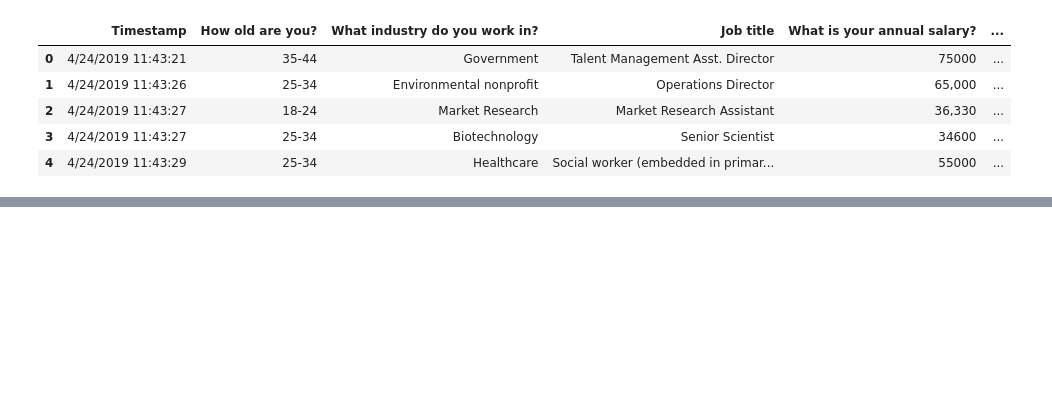
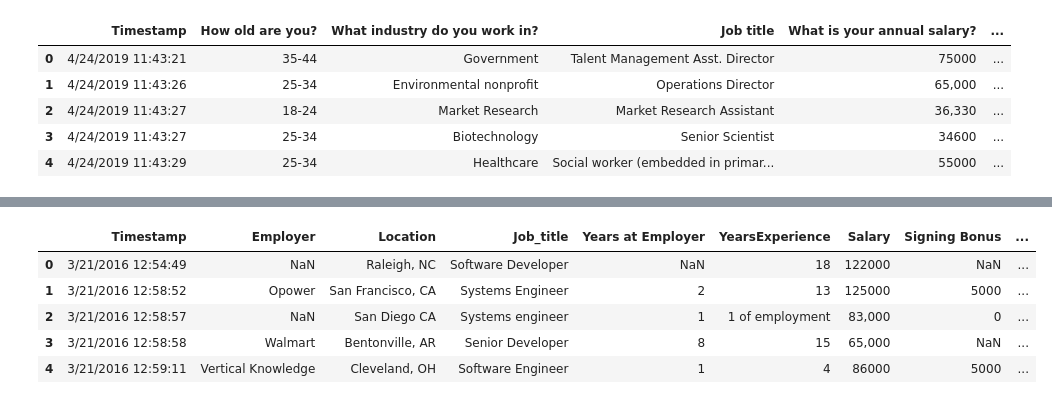
Before and after one commit to ibtiseam/challenge, a Jupyter notebook: challenge1.ipynb, the cells around one changed output, grey strips where cells are left out. Cells and saved outputs as stored; diff of their text form; code cells hidden in the pictures; blank space fills up the shorter version.

```diff
--- a/challenge1.ipynb
+++ b/challenge1.ipynb
@@ -13,0 +28,3 @@ df.head()
+# %%
+df3 = pd.read_csv('Datasets\survery_3.csv', sep=',')
+df3.head()
@@ -13,0 +38,15 @@ df.head()
+# %%
+df3.rename(columns = {'Years of Experience':'YearsExperience'}, inplace = True)
+# %%
+df3.rename(columns = {'Annual Base Pay':'Salary'}, inplace = True)
+# %%
+df3.rename(columns = {'Job Title':'Job_title'}, inplace = True)
+# %%
+df3.head()
+# %% [output]
+|  | Timestamp | Employer | Location | Job_title | Years at Employer | YearsExperience | Salary | Signing Bonus | ... |
+| 0 | 3/21/2016 12:54:49 | NaN | Raleigh, NC | Software Developer | NaN | 18 | 122000 | NaN | ... |
+| 1 | 3/21/2016 12:58:52 | Opower | San Francisco, CA | Systems Engineer | 2 | 13 | 125000 | 5000 | ... |
+| 2 | 3/21/2016 12:58:57 | NaN | San Diego CA | Systems engineer | 1 | 1 of employment | 83,000 | 0 | ... |
+| 3 | 3/21/2016 12:58:58 | Walmart | Bentonville, AR | Senior Developer | 8 | 15 | 65,000 | NaN | ... |
+| 4 | 3/21/2016 12:59:11 | Vertical Knowledge | Cleveland, OH | Software Engineer | 1 | 4 | 86000 | 5000 | ... |
```
Also changed, not shown: parts of 46 cells of this notebook, 5 other files.
